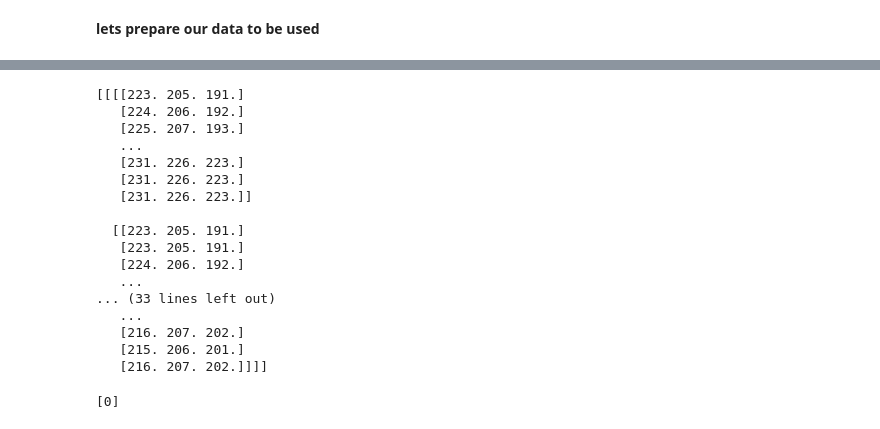
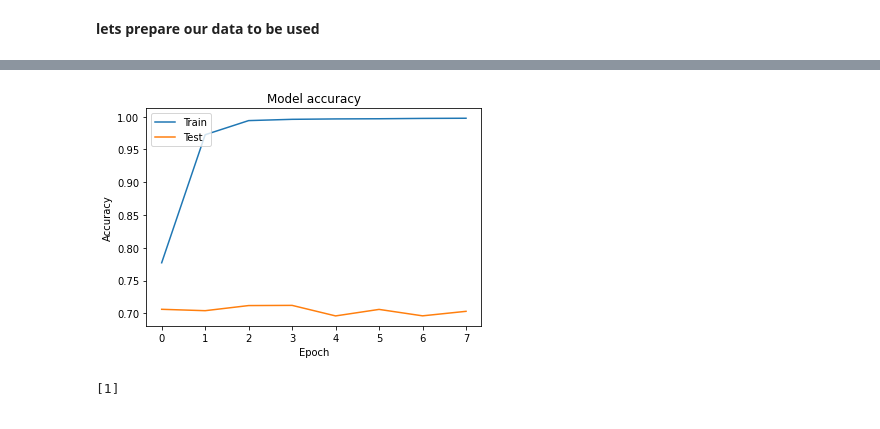
Before and after one commit to Karim-mansour/machine-learning, a Jupyter notebook: dogs_and_cats.ipynb, the cells around one changed output, grey strips where cells are left out. Saved outputs shown, nothing was run; the diff lists cells and outputs as text; code cells hidden in the pictures.

```diff
--- a/dogs_and_cats.ipynb
+++ b/dogs_and_cats.ipynb
@@ -83,9 +83,10 @@ else:
 # %%
 train_image_generator=ImageDataGenerator(rescale=1./255)
 validation_image_generator=ImageDataGenerator(rescale=1./255)
-train_data_generator=train_image_generator.flow_from_directory(batch_size=batch_size ,directory=train_dir ,shuffle=True,target_size=(IMG_HEIGHT, IMG_WIDTH),class_mode='categorical')
-
-validation_data_generator=validation_image_generator.flow_from_directory(batch_size=batch_size , directory=validation_dir , shuffle=True,target_size=(IMG_HEIGHT,IMG_WIDTH),class_mode='categorical')
+test_image=ImageDataGenerator(rescale=1./255)
+train_data_generator=train_image_generator.flow_from_directory(batch_size=batch_size ,directory=train_dir ,shuffle=True,target_size=(IMG_HEIGHT, IMG_WIDTH),classes=['cats','dogs'])
+validation_data_generator=validation_image_generator.flow_from_directory(batch_size=batch_size , directory=validation_dir , shuffle=True,target_size=(IMG_HEIGHT,IMG_WIDTH),classes=['cats','dogs'])
+test_data=test_image.flow_from_directory(batch_size=1, directory='/content/test_data_cat_dogs',shuffle=True , target_size=(IMG_HEIGHT,IMG_WIDTH) ,classes=['ok'])
 # %% [output]
 Found 2000 images belonging to 2 classes.
 Found 1000 images belonging to 2 classes.
@@ -123,7 +126,7 @@ Trainable params: 43,674,946
 Non-trainable params: 0
 _________________________________________________________________
 # %%
-model.compile(optimizer='adam',
+model.compile( Adam(lr=.0001),
                   loss='categorical_crossentropy',
                   metrics=['accuracy'])
 # %%
@@ -147,5 +150,5 @@ Trainable params: 10,641,441
 Non-trainable params: 0
 _________________________________________________________________
 # %%
-history=model.fit_generator(train_data_generator ,epochs=5 , steps_per_epoch=500 ,validation_steps=500   , validation_data=validation_data_generator)
+history=model.fit_generator(train_data_generator ,epochs=8 , steps_per_epoch=500 ,validation_steps=500   , validation_data=validation_data_generator)
 # %% [output]
@@ -179,23 +174,10 @@ ValueError: ignored
-# %%
-img=load_img('/content/dog.jpg',target_size=(IMG_HEIGHT,IMG_WIDTH))
-x=img_to_array(img)
-x = np.expand_dims(x, axis=0)
-print (x)
-# %% [output]
-[[[[223. 205. 191.]
-   [224. 206. 192.]
-   [225. 207. 193.]
-   ...
-   [231. 226. 223.]
-   [231. 226. 223.]
-   [231. 226. 223.]]
-
-  [[223. 205. 191.]
-   [223. 205. 191.]
-   [224. 206. 192.]
-   ...
-... (33 lines left out)
-   ...
-   [216. 207. 202.]
-   [215. 206. 201.]
-   [216. 207. 202.]]]]
+# %%
+plt.plot(history.history['accuracy'])
+plt.plot(history.history['val_accuracy'])
+plt.title('Model accuracy')
+plt.ylabel('Accuracy')
+plt.xlabel('Epoch')
+plt.legend(['Train', 'Test'], loc='upper left')
+plt.show()
+# %% [output]
+[figure, added]
@@ -202,6 +186,5 @@ print (x)
 # %%
-predictions=model.predict(x)
-most_likely=predictions.argmax(1)
+most_likely = predictions.argmax(1)
 print(most_likely)
 # %% [output]
-[0]
+[1]
```
Also changed, not shown: parts of 13 cells of this notebook.
